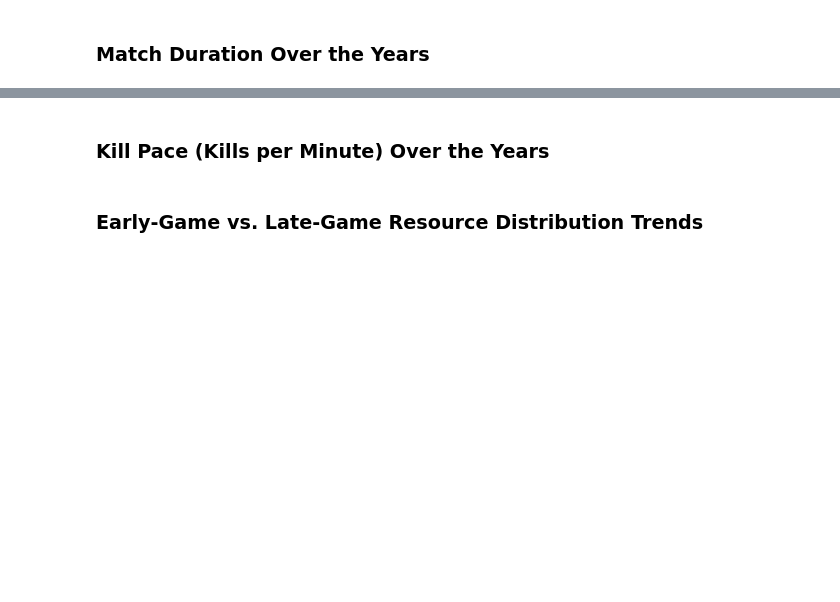
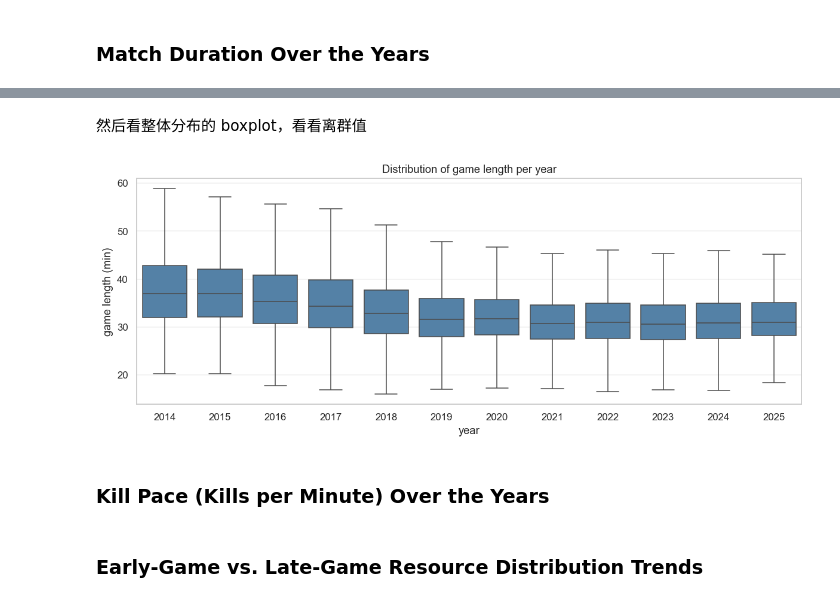
Before and after one commit to LUNARKN1GHT/lol_esports, a Jupyter notebook: lol_esports.ipynb, the cells around one changed output, grey strips where cells are left out. Saved outputs shown, nothing was run; the diff lists cells and outputs as text; code cells hidden in the pictures; blank space fills up the shorter version.

```diff
--- a/lol_esports.ipynb
+++ b/lol_esports.ipynb
@@ -190,3 +244,23 @@ Rules of preprocessing:
+# %% [markdown]
+然后看整体分布的 boxplot，看看离群值
+# %%
+fig, ax = plt.subplots(figsize=(11, 4.5))
+sns.boxplot(
+    data=games,
+    x="year",
+    y="gamelength_min",
+    showfliers=False,
+    color="steelblue",
+    ax=ax,
+)
+ax.set_title("Distribution of game length per year")
+ax.set_ylabel("game length (min)")
+ax.set_xlabel("year")
+ax.grid(axis="y", alpha=0.3)
+plt.tight_layout()
+plt.show()
+# %% [output]
+[figure, added]
 # %% [markdown]
 ### Kill Pace (Kills per Minute) Over the Years
 # %% [markdown]
```
Also changed, not shown: parts of 7 cells of this notebook, 1 other file.
